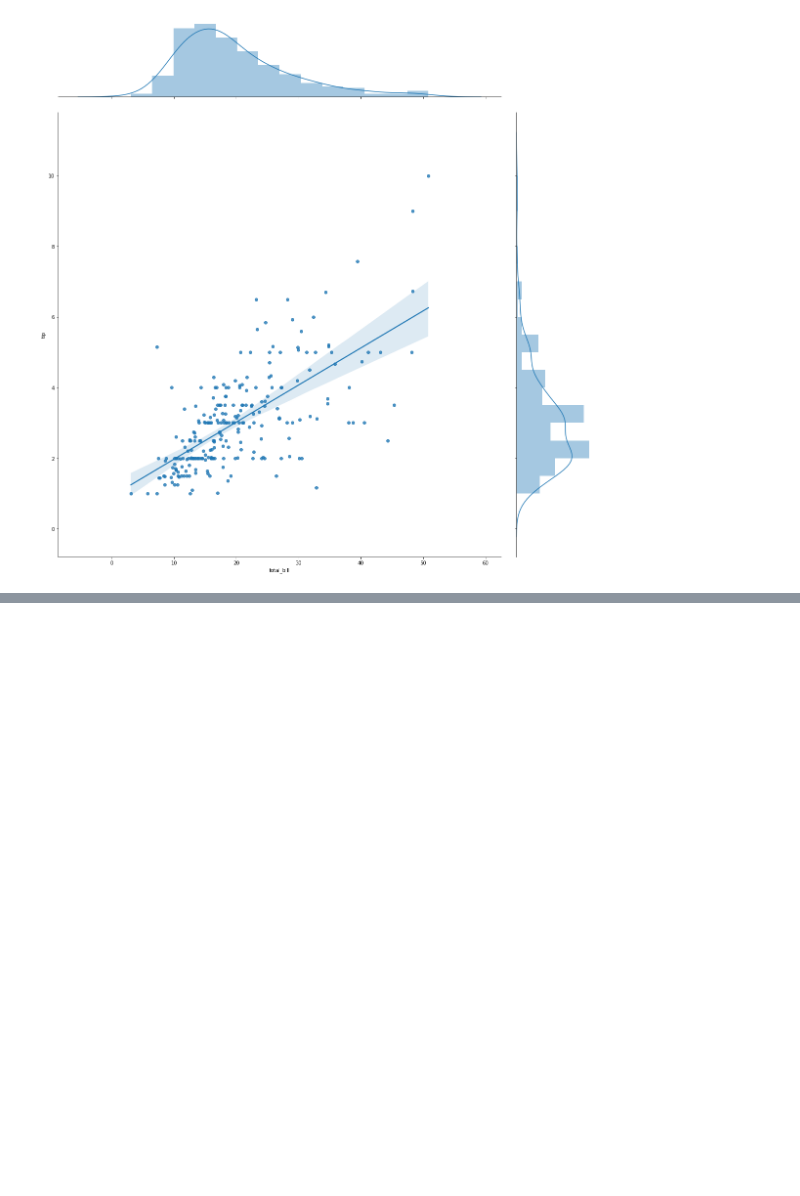
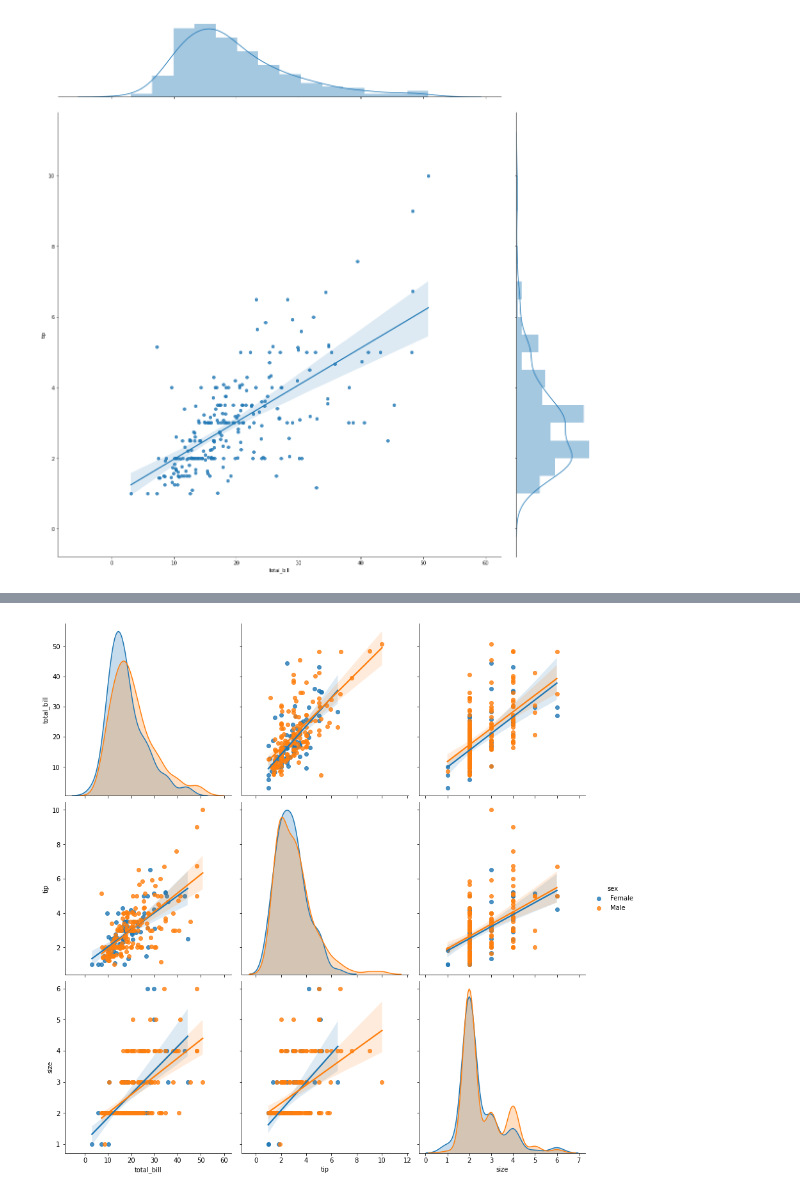
Before and after one commit to Frenz86/machine-learning-course, a Jupyter notebook: python/Lez07/solut_tips.ipynb, the cells around one changed output, grey strips where cells are left out. Drawn from its saved outputs; the diff is of its cells as text; code cells hidden in the pictures; blank space fills up the shorter version.

```diff
--- a/python/Lez07/solut_tips.ipynb
+++ b/python/Lez07/solut_tips.ipynb
@@ -222,0 +210,4 @@ sns.jointplot(x='total_bill',y='tip',data=tips,kind='reg',height=16)
+# %%
+sns.pairplot(data=tips,kind="reg", size=4, hue="sex");
+# %% [output]
+[figure, added]
```
Also changed, not shown: parts of 26 cells of this notebook, 3 other files.
